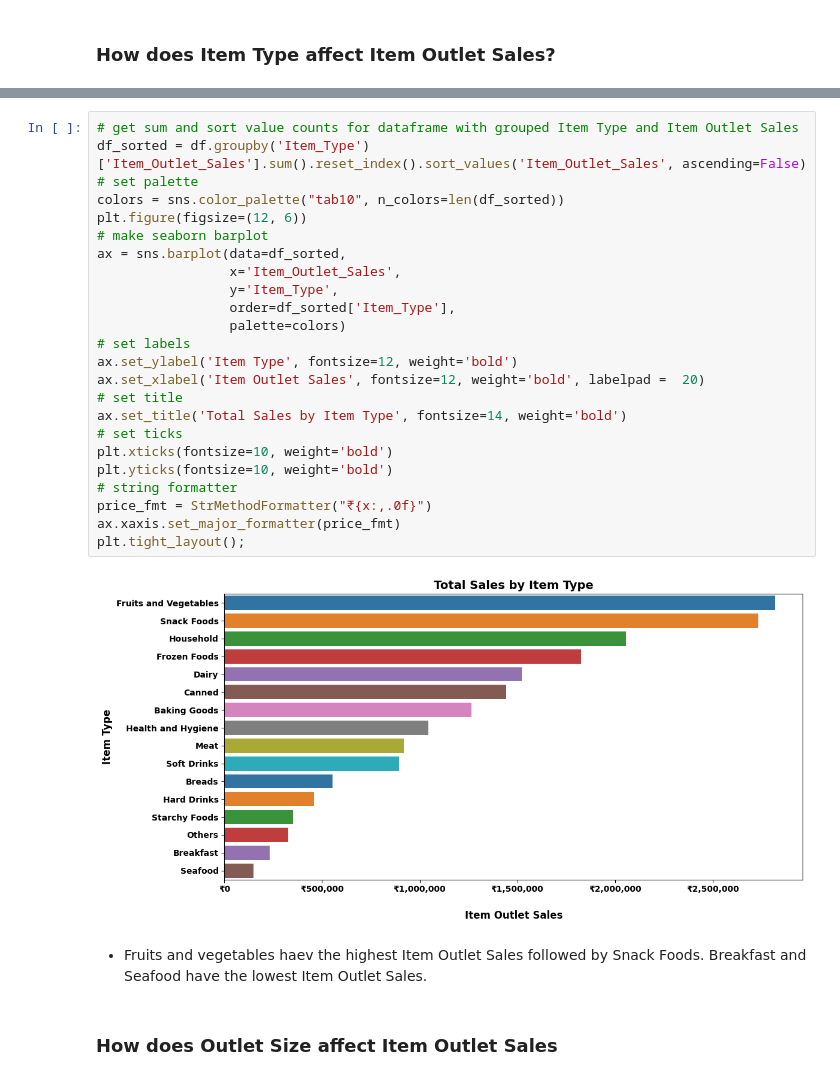
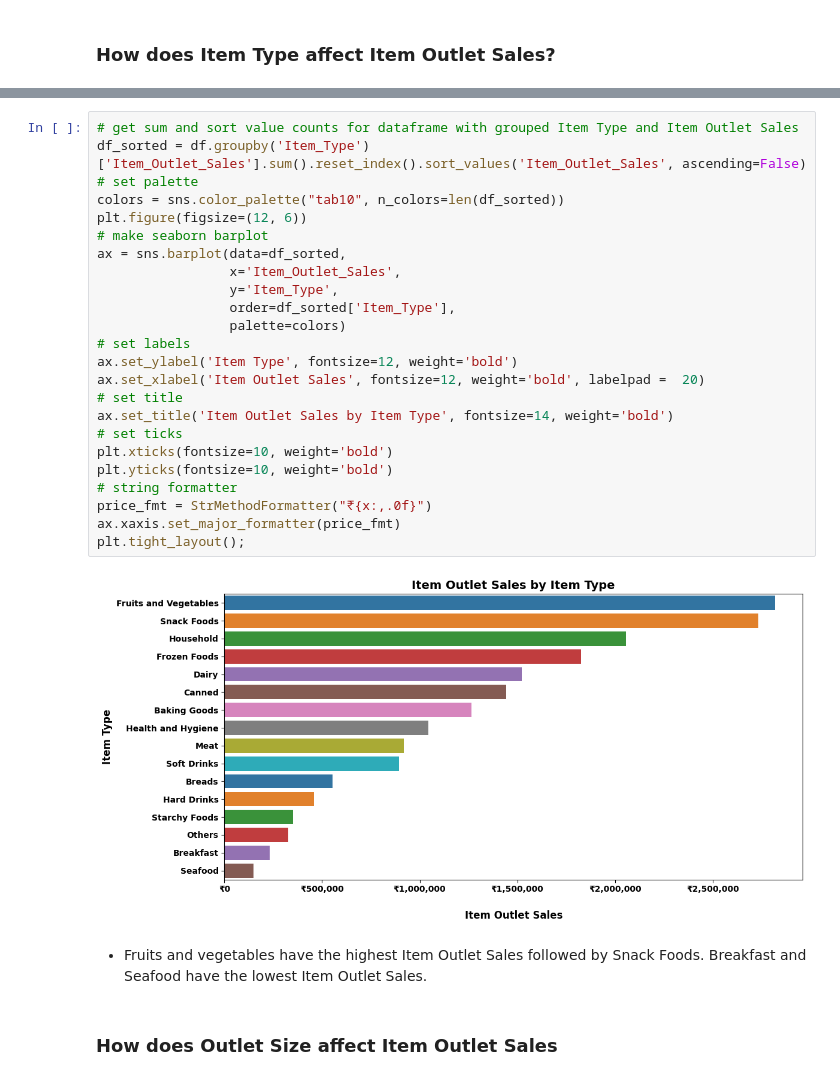
Before and after one commit to evany24/Predictions-of-Product-Sales, a Jupyter notebook: Prediction_of_Product_Sales.ipynb, the cells around one changed output, grey strips where cells are left out. Drawn from its saved outputs; the diff is of its cells as text.

```diff
--- a/Prediction_of_Product_Sales.ipynb
+++ b/Prediction_of_Product_Sales.ipynb
@@ -834,31 +834,31 @@ Seafood                 148868.219    0.800749
 # %%
 # get sum and sort value counts for dataframe with grouped Item Type and Item Outlet Sales
 df_sorted = df.groupby('Item_Type')['Item_Outlet_Sales'].sum().reset_index().sort_values('Item_Outlet_Sales', ascending=False)
 # set palette
 colors = sns.color_palette("tab10", n_colors=len(df_sorted))
 plt.figure(figsize=(12, 6))
 # make seaborn barplot
 ax = sns.barplot(data=df_sorted,
                  x='Item_Outlet_Sales',
                  y='Item_Type',
                  order=df_sorted['Item_Type'],
                  palette=colors)
 # set labels
 ax.set_ylabel('Item Type', fontsize=12, weight='bold')
 ax.set_xlabel('Item Outlet Sales', fontsize=12, weight='bold', labelpad =  20)
 # set title
-ax.set_title('Total Sales by Item Type', fontsize=14, weight='bold')
+ax.set_title('Item Outlet Sales by Item Type', fontsize=14, weight='bold')
 # set ticks
 plt.xticks(fontsize=10, weight='bold')
 plt.yticks(fontsize=10, weight='bold')
 # string formatter
 price_fmt = StrMethodFormatter("₹{x:,.0f}")
 ax.xaxis.set_major_formatter(price_fmt)
 plt.tight_layout();
 # %% [output]
-[figure, old version]
+[figure, new version]
 # %% [markdown]
-* Fruits and vegetables haev the highest Item Outlet Sales followed by Snack Foods. Breakfast and Seafood have the lowest Item Outlet Sales.
+* Fruits and vegetables have the highest Item Outlet Sales followed by Snack Foods. Breakfast and Seafood have the lowest Item Outlet Sales.
 # %% [markdown]
 ### How does Outlet Size affect Item Outlet Sales
 # %%
```
Also changed, not shown: parts of 3 cells of this notebook.
